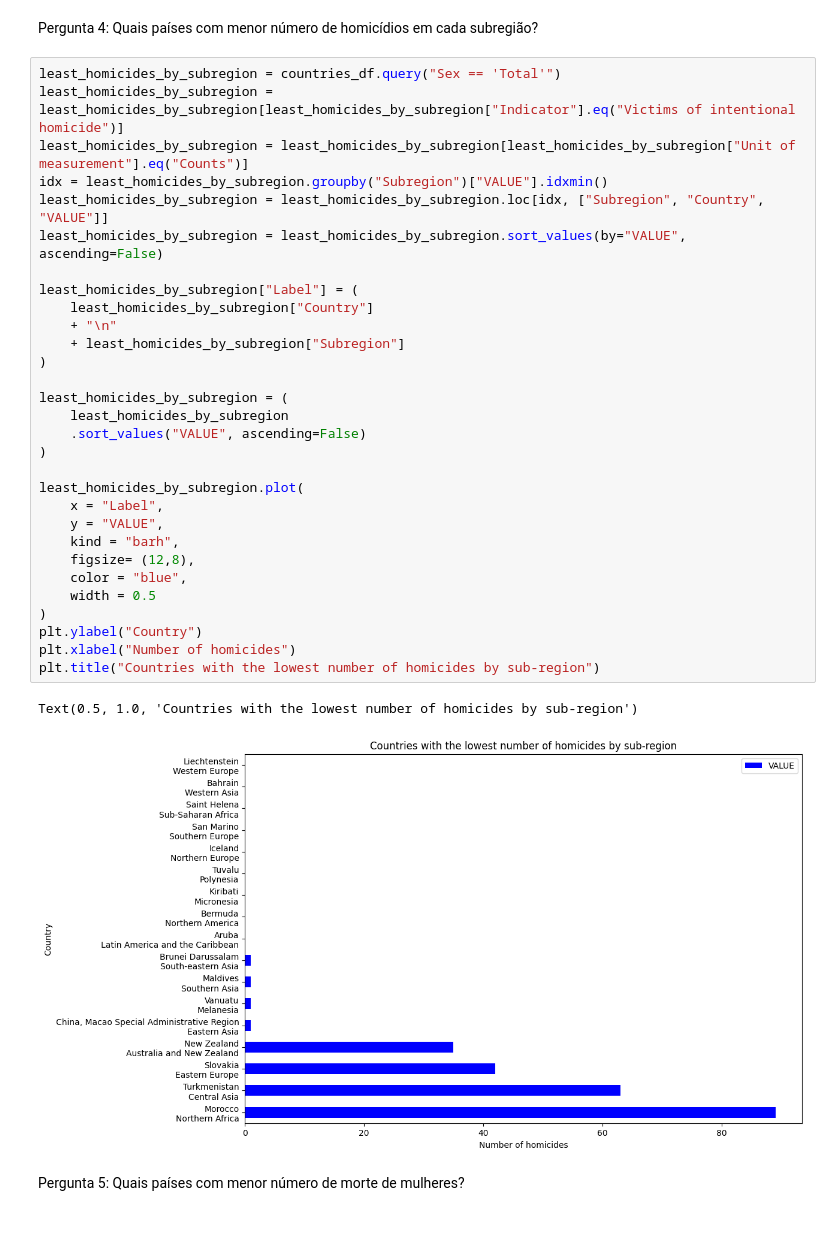
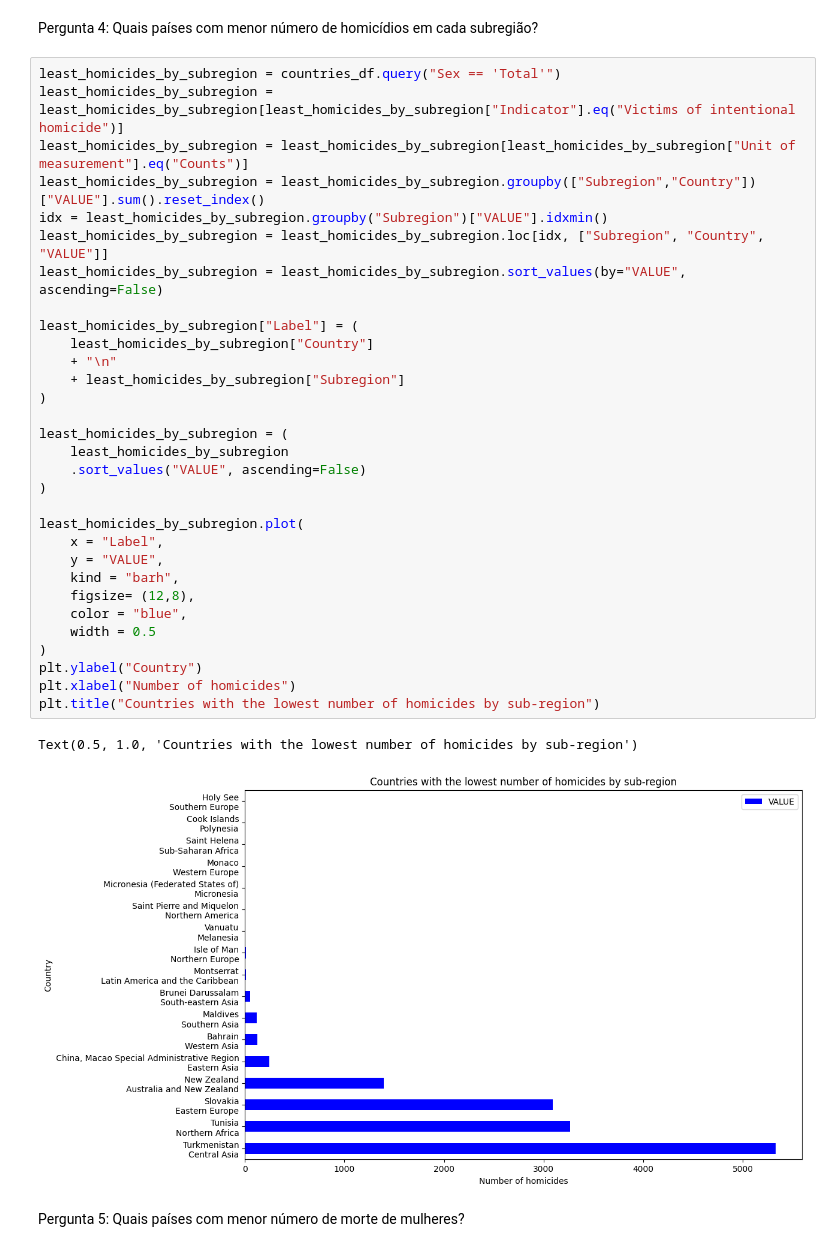
Before and after one commit to joaopaulogui/trabalho-analise-exploratoria-e-regressao, a Jupyter notebook: questoes.ipynb, the cells around one changed output. Cells and saved outputs as stored; diff of their text form.

```diff
--- a/questoes.ipynb
+++ b/questoes.ipynb
@@ -119,35 +119,36 @@ Pergunta 4: Quais países com menor número de homicídios em cada subregião?
 least_homicides_by_subregion = countries_df.query("Sex == 'Total'")
 least_homicides_by_subregion = least_homicides_by_subregion[least_homicides_by_subregion["Indicator"].eq("Victims of intentional homicide")]
 least_homicides_by_subregion = least_homicides_by_subregion[least_homicides_by_subregion["Unit of measurement"].eq("Counts")]
+least_homicides_by_subregion = least_homicides_by_subregion.groupby(["Subregion","Country"])["VALUE"].sum().reset_index()
 idx = least_homicides_by_subregion.groupby("Subregion")["VALUE"].idxmin()
 least_homicides_by_subregion = least_homicides_by_subregion.loc[idx, ["Subregion", "Country", "VALUE"]]
 least_homicides_by_subregion = least_homicides_by_subregion.sort_values(by="VALUE", ascending=False)
 
 least_homicides_by_subregion["Label"] = (
     least_homicides_by_subregion["Country"]
     + "\n"
     + least_homicides_by_subregion["Subregion"]
 )
 
 least_homicides_by_subregion = (
     least_homicides_by_subregion
     .sort_values("VALUE", ascending=False)
 )
 
 least_homicides_by_subregion.plot(
     x = "Label",
     y = "VALUE",
     kind = "barh",
     figsize= (12,8),
     color = "blue",
     width = 0.5
 )
 plt.ylabel("Country")
 plt.xlabel("Number of homicides")
 plt.title("Countries with the lowest number of homicides by sub-region")
 # %% [output]
 Text(0.5, 1.0, 'Countries with the lowest number of homicides by sub-region')
-[figure, old version]
+[figure, new version]
 # %% [markdown]
 Pergunta 5: Quais países com menor número de morte de mulheres?
 # %%
```
Also changed, not shown: parts of 2 cells of this notebook.
